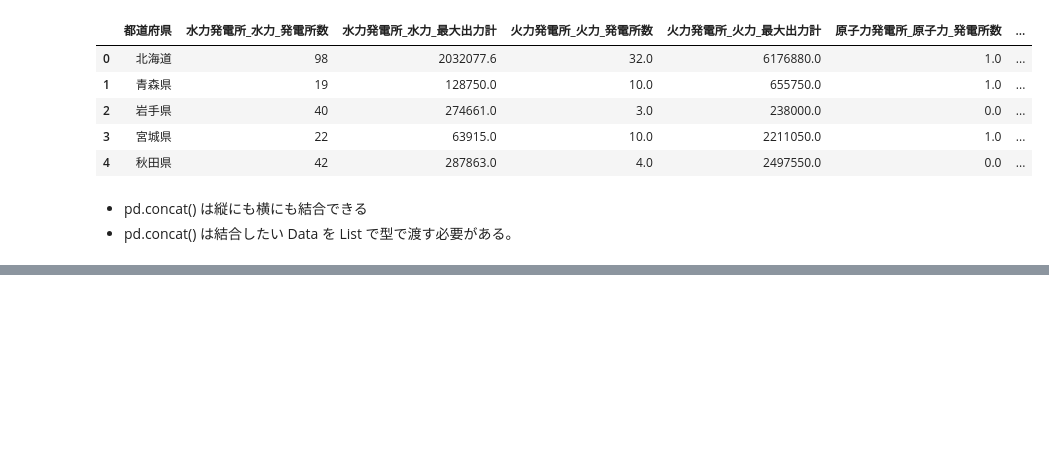
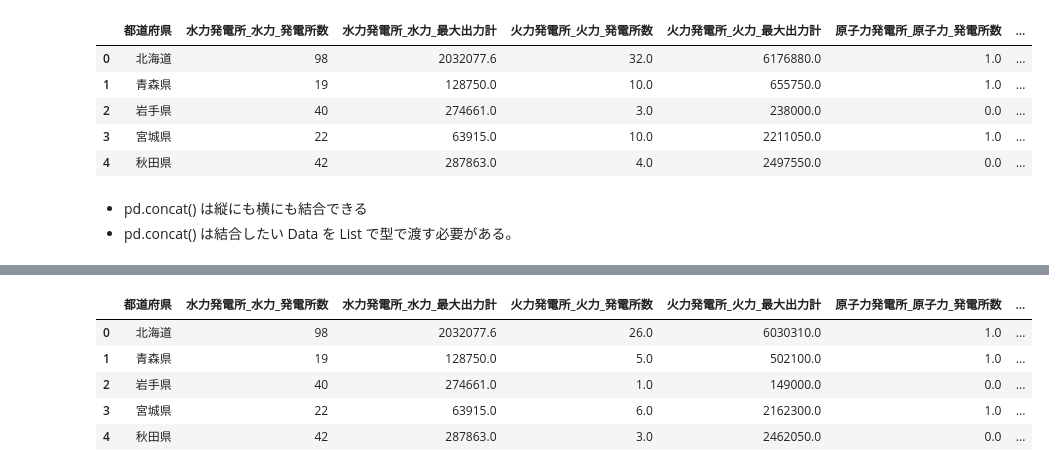
Before and after one commit to 1024xx4/100_Data_processing--visualization, a Jupyter notebook: excel_data.ipynb, the cells around one changed output, grey strips where cells are left out. Saved outputs shown, nothing was run; the diff lists cells and outputs as text; code cells hidden in the pictures; blank space fills up the shorter version.

Commit message:
Chore: Data の値を計算で修正する#3

```diff
--- a/excel_data.ipynb
+++ b/excel_data.ipynb
@@ -63,7 +63,7 @@ data.tail()  # 末尾５行を表示
 ## Column を抽出して付与してみよう
 Data を扱いやすくするために、Column名の抽出・整形を行ない、Data に付与していく。
 # %%
-col_data = pd.read_excel('sample_file/100knock-process-visualization/chapter-2/data/1-2-2020.xlsx', skiprows=1, header=None)  # sikprows=1 で１行目を飛ばして２行目から取得。header=None で列名は取得しないよう設定。
+col_data = pd.read_excel('data/1-2-2020.xlsx', skiprows=1, header=None)  # sikprows=1 で１行目を飛ばして２行目から取得。header=None で列名は取得しないよう設定。
 col_data = col_data.head(3)  # 先頭３行のみ自己代入
 col_data  # Data を表示
 # %% [output]
@@ -158,7 +158,7 @@ data.head()
 # %% [markdown]
 ## 全Sheet の Data を読み込んでみよう
 # %%
-xl = pd.ExcelFile('sample_file/100knock-process-visualization/chapter-2/data/1-2-2020.xlsx')  # pd.ExcelFile を利用すると Excel内のすべての情報が取得できる
+xl = pd.ExcelFile('data/1-2-2020.xlsx')  # pd.ExcelFile を利用すると Excel内のすべての情報が取得できる
 sheets = xl.sheet_names  # sheet_names property で Sheet 名を List で取得
 sheets
 # %% [output]
@@ -231,0 +242,12 @@ datas.head()  # 先頭５行表示
+# %%
+# Data 値を修正する
+datas['火力発電所_火力_発電所数'] = datas['火力発電所_火力_発電所数'] - datas['新エネルギー等発電所_バイオマス_発電所数'] - datas['新エネルギー等発電所_廃棄物_発電所数']
+datas['火力発電所_火力_最大出力計'] = datas['火力発電所_火力_最大出力計'] - datas['新エネルギー等発電所_バイオマス_最大出力計'] - datas['新エネルギー等発電所_廃棄物_最大出力計']
+datas.head()
+# %% [output]
+|  | 都道府県 | 水力発電所_水力_発電所数 | 水力発電所_水力_最大出力計 | 火力発電所_火力_発電所数 | 火力発電所_火力_最大出力計 | 原子力発電所_原子力_発電所数 | ... |
+| 0 | 北海道 | 98 | 2032077.6 | 26.0 | 6030310.0 | 1.0 | ... |
+| 1 | 青森県 | 19 | 128750.0 | 5.0 | 502100.0 | 1.0 | ... |
+| 2 | 岩手県 | 40 | 274661.0 | 1.0 | 149000.0 | 0.0 | ... |
+| 3 | 宮城県 | 22 | 63915.0 | 6.0 | 2162300.0 | 1.0 | ... |
+| 4 | 秋田県 | 42 | 287863.0 | 3.0 | 2462050.0 | 0.0 | ... |
```
Also changed, not shown: parts of 3 cells of this notebook, 1 other file.
